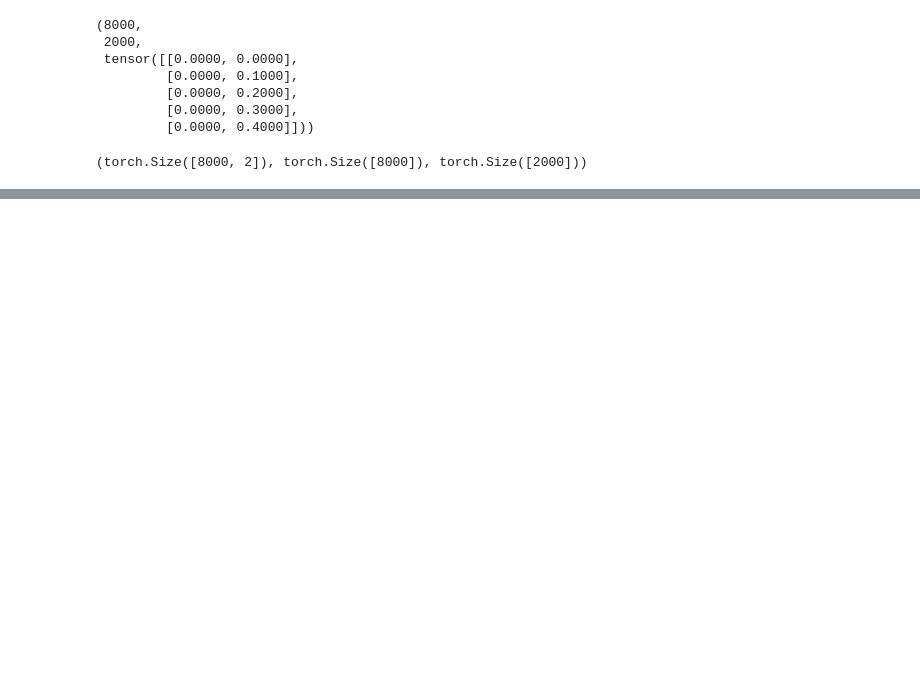
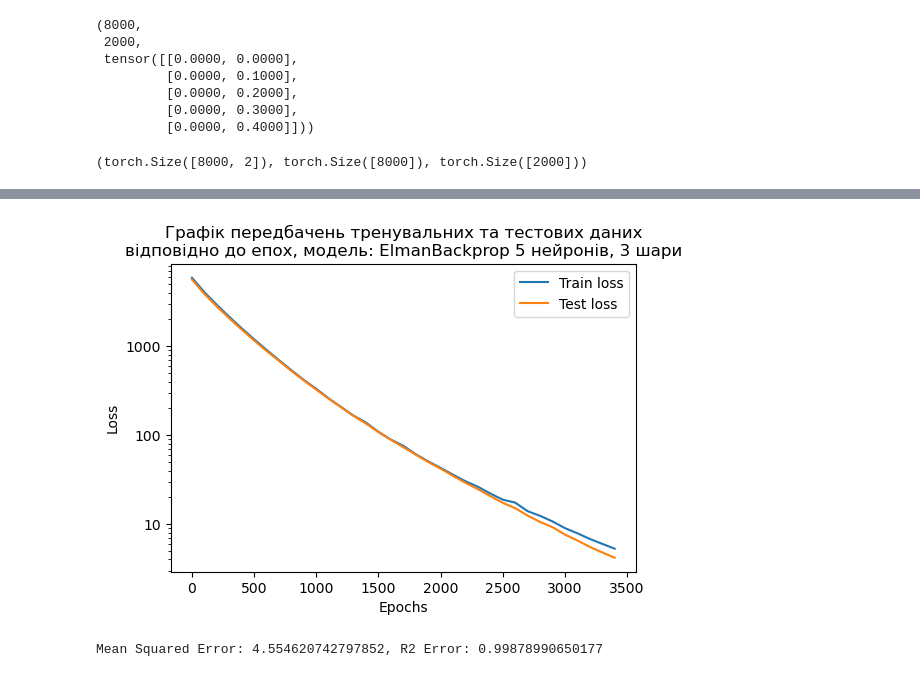
Before and after one commit to VarRoman/7_semester, a Jupyter notebook: PR_PZ/Lab2/lab2_pytorch.ipynb, the cells around one changed output, grey strips where cells are left out. Cells and saved outputs as stored; diff of their text form; code cells hidden in the pictures; blank space fills up the shorter version.

```diff
--- a/PR_PZ/Lab2/lab2_pytorch.ipynb
+++ b/PR_PZ/Lab2/lab2_pytorch.ipynb
@@ -187,0 +249,6 @@ Epoch: 400, Train Loss: 8.835017204284668, Test Loss: 8.381888389587402
+# %%
+# Elman model with 15 neurons in a hidden layer
+model_elman_backprop_1 = ElmanBackprop(5, 3).to(device)
+training_loop(model_elman_backprop_1, X_y_train, X_y_test, z_train.unsqueeze(1), z_test.unsqueeze(1), 3500, 'ElmanBackprop 5 нейронів, 3 шари')
+print(f'Mean Squared Error: {model_elman_backprop_1.mean_squared_error}, R2 Error: {model_elman_backprop_1.r2_score}')
+# %% [output]
@@ -187,0 +272,2 @@ Epoch: 400, Train Loss: 8.835017204284668, Test Loss: 8.381888389587402
+[figure, added]
+Mean Squared Error: 4.554620742797852, R2 Error: 0.99878990650177
```
Also changed, not shown: parts of 11 cells of this notebook, 1 other file.
